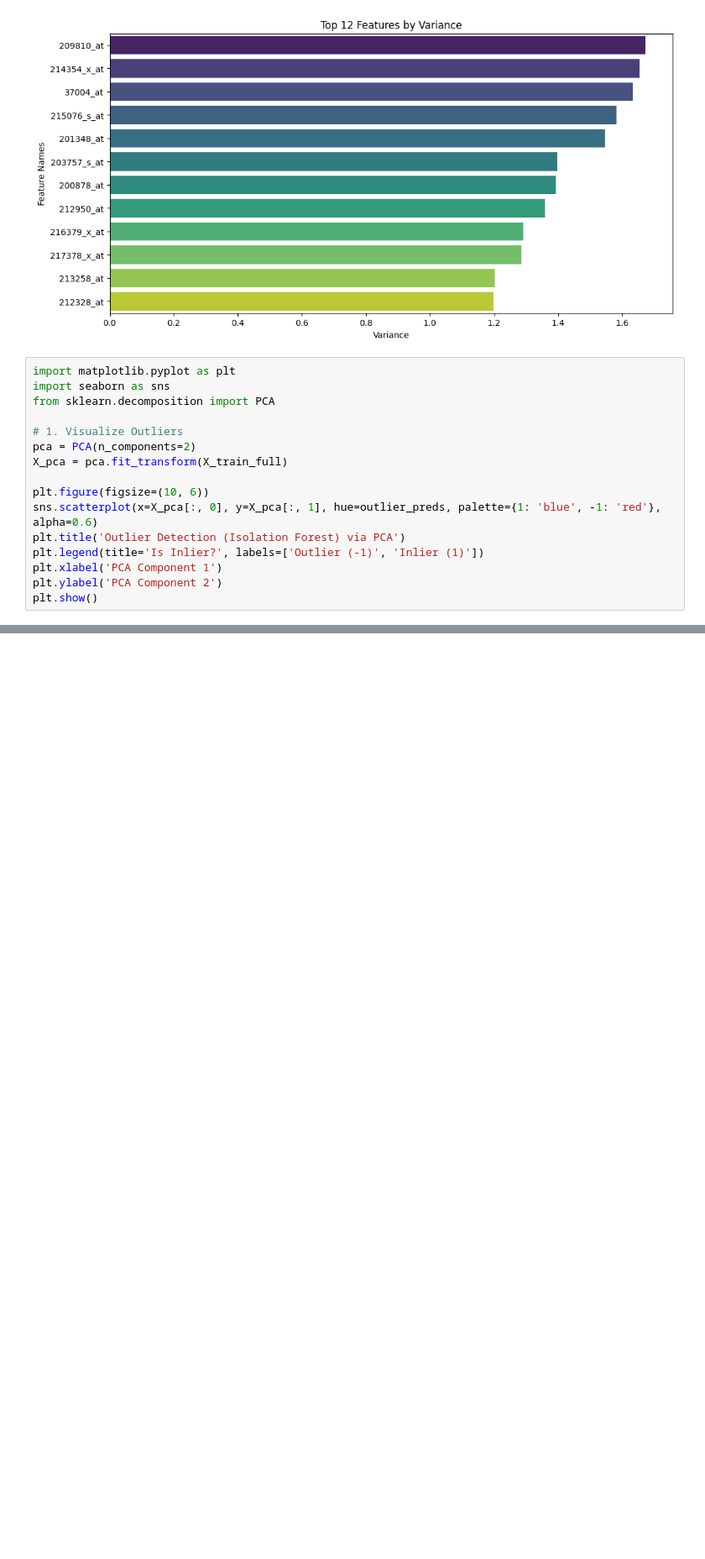
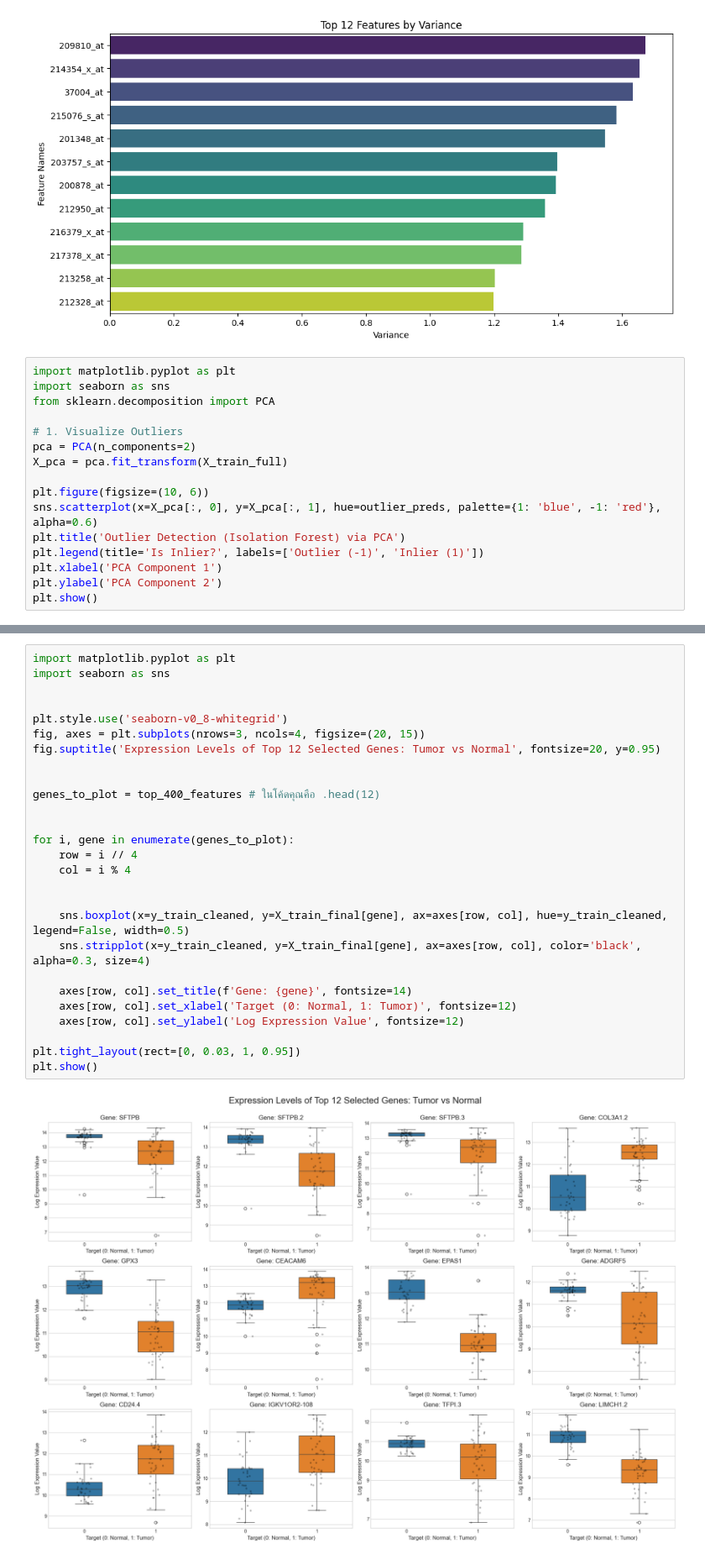
Before and after one commit to tanaratsaehia/AIforBioinformatics, a Jupyter notebook: outlier.ipynb, the cells around one changed output, grey strips where cells are left out. Shown at 84% size. Saved outputs shown, nothing was run; the diff lists cells and outputs as text; blank space fills up the shorter version.

```diff
--- a/outlier.ipynb
+++ b/outlier.ipynb
@@ -166,0 +288,29 @@ plt.show()
+# %%
+import matplotlib.pyplot as plt
+import seaborn as sns
+
+
+plt.style.use('seaborn-v0_8-whitegrid')
+fig, axes = plt.subplots(nrows=3, ncols=4, figsize=(20, 15))
+fig.suptitle('Expression Levels of Top 12 Selected Genes: Tumor vs Normal', fontsize=20, y=0.95)
+
+
+genes_to_plot = top_400_features # ในโค้ดคุณคือ .head(12)
+
+
+for i, gene in enumerate(genes_to_plot):
+    row = i // 4
+    col = i % 4
+
+
+    sns.boxplot(x=y_train_cleaned, y=X_train_final[gene], ax=axes[row, col], hue=y_train_cleaned, legend=False, width=0.5)
+    sns.stripplot(x=y_train_cleaned, y=X_train_final[gene], ax=axes[row, col], color='black', alpha=0.3, size=4)
+
+    axes[row, col].set_title(f'Gene: {gene}', fontsize=14)
+    axes[row, col].set_xlabel('Target (0: Normal, 1: Tumor)', fontsize=12)
+    axes[row, col].set_ylabel('Log Expression Value', fontsize=12)
+
+plt.tight_layout(rect=[0, 0.03, 1, 0.95])
+plt.show()
+# %% [output]
+[figure, added]
```
Also changed, not shown: parts of 1 cell of this notebook, 1 other file.
